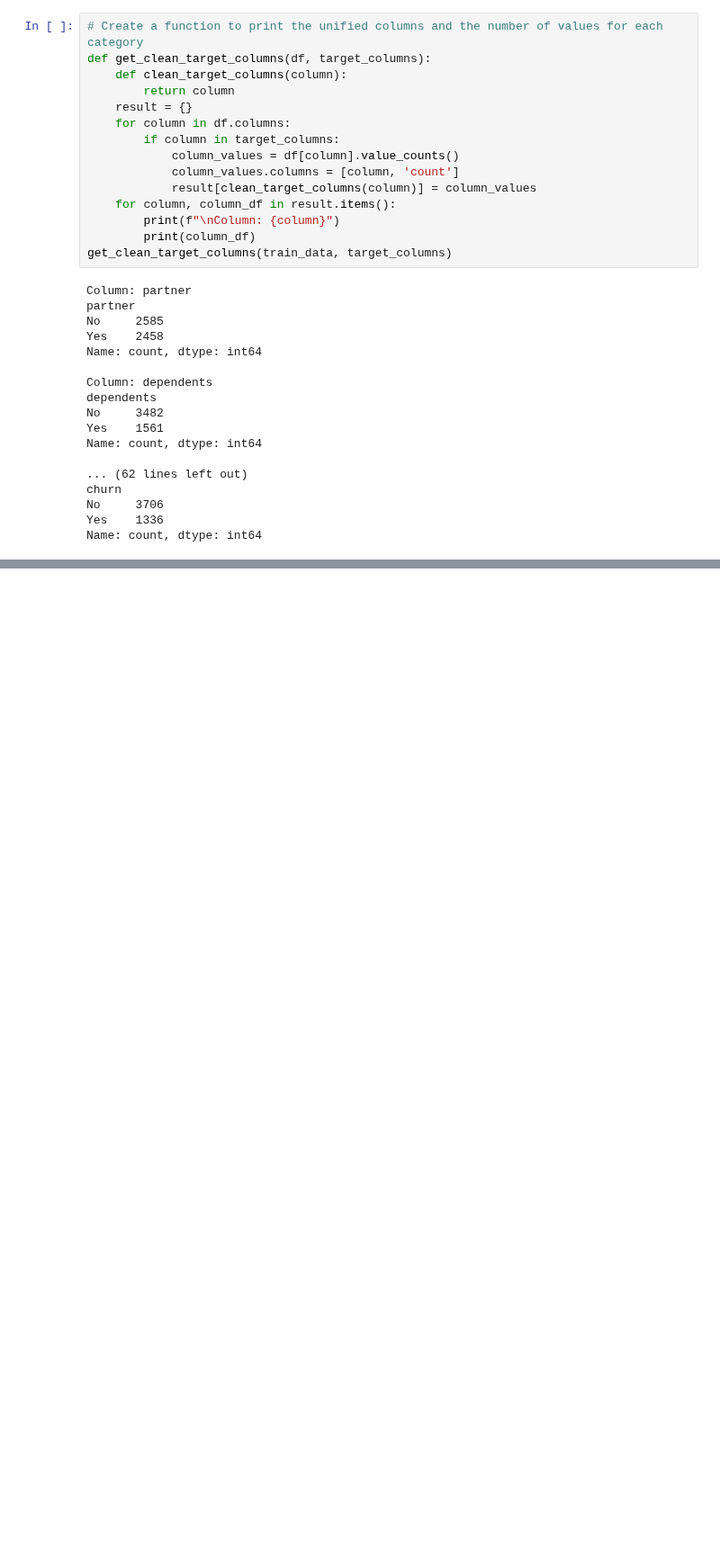
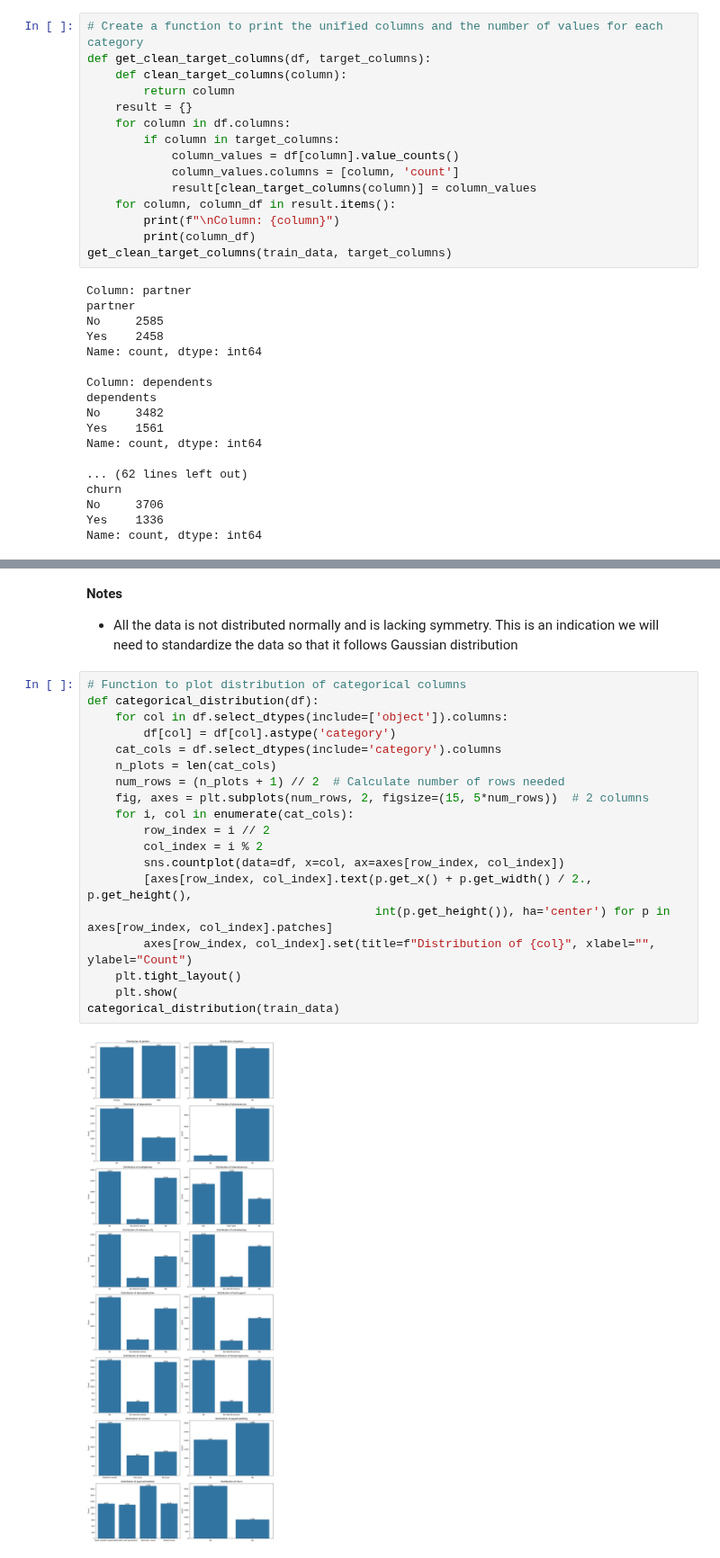
Before and after one commit to murithidenisgitobu/Vodafone_Corporation_Customer_Churn_Prediction, a Jupyter notebook: Customer_Churn_Prediction_Notebook.ipynb, the cells around one changed output, grey strips where cells are left out. Shown at 90% size. Saved outputs shown, nothing was run; the diff lists cells and outputs as text; blank space fills up the shorter version.

```diff
--- a/Customer_Churn_Prediction_Notebook.ipynb
+++ b/Customer_Churn_Prediction_Notebook.ipynb
@@ -384,0 +380,24 @@ train_data.head()
+# %% [markdown]
+**Notes**
+- All the data is not distributed normally and is lacking symmetry. This is an indication we will need to standardize the data so that it follows Gaussian distribution
+# %%
+# Function to plot distribution of categorical columns
+def categorical_distribution(df):
+    for col in df.select_dtypes(include=['object']).columns:
+        df[col] = df[col].astype('category')
+    cat_cols = df.select_dtypes(include='category').columns
+    n_plots = len(cat_cols)
+    num_rows = (n_plots + 1) // 2  # Calculate number of rows needed
+    fig, axes = plt.subplots(num_rows, 2, figsize=(15, 5*num_rows))  # 2 columns
+    for i, col in enumerate(cat_cols):
+        row_index = i // 2
+        col_index = i % 2
+        sns.countplot(data=df, x=col, ax=axes[row_index, col_index])
+        [axes[row_index, col_index].text(p.get_x() + p.get_width() / 2., p.get_height(),
+                                         int(p.get_height()), ha='center') for p in axes[row_index, col_index].patches]
+        axes[row_index, col_index].set(title=f"Distribution of {col}", xlabel="", ylabel="Count")
+    plt.tight_layout()
+    plt.show(
+categorical_distribution(train_data)
+# %% [output]
+[figure, added]
```
Also changed, not shown: parts of 24 cells of this notebook.
